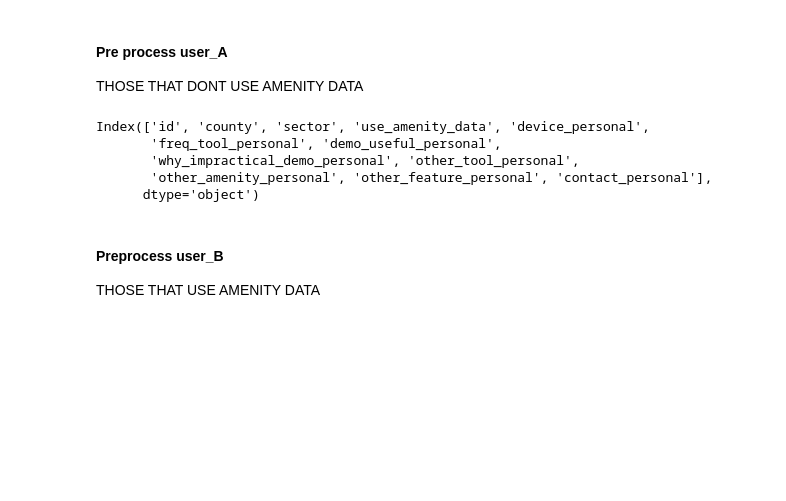
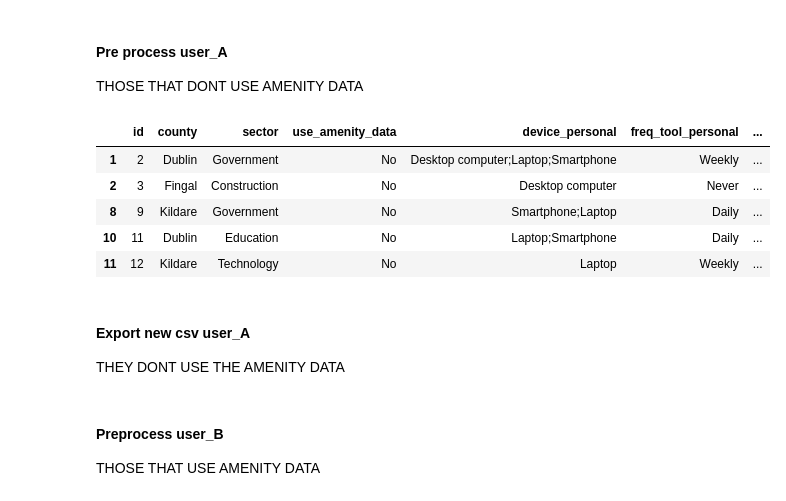
Before and after one commit to 2024-CMPU9010-GROUP-3/PROJECT, a Jupyter notebook: Python/script/survey-analysis/process.ipynb, the cells around one changed output. Saved outputs shown, nothing was run; the diff lists cells and outputs as text; code cells hidden in the pictures; blank space fills up the shorter version.

```diff
--- a/Python/script/survey-analysis/process.ipynb
+++ b/Python/script/survey-analysis/process.ipynb
@@ -85,3 +91,18 @@ survey_data = survey_data.map(lambda x: x.rstrip(';') if isinstance(x, str) else
+# %%
+# group the "other" answers together in new/existing categories using dictionaries and mapping
+sector_list_replace = ["Education","Government", "Construction", "Hospitality", "Technology", "Other"]
+
+sector_dict = {
+    sector_list_replace[0] : ["Student"],
+    sector_list_replace[1] : ["Local Government","COUNTY COUNCIL"],
+    sector_list_replace[2] : ["Architecture"],
+    sector_list_replace[3] : ["Services (events)","Food","Fast food","Food Service","restaurant"],
+    sector_list_replace[4] : ["IT","Software Development","Technology/Finance","Data","IT solutions and services.","Cybersecurity ","Tech"],
+    sector_list_replace[5] : ["Pharmaceuticals","Arts","Mechanic"]
+}
+
+sector_map = {item: sector for sector, items in sector_dict.items() for item in items}
+survey_data["sector"] = survey_data["sector"].map(sector_map).fillna(survey_data["sector"])
 # %%
 # split in 2 sub dataframe, those that use amenity data for work and those who dont
 # user A = dont' use amenity data
@@ -98,9 +116 @@ users_A = users_A.dropna(axis=1, how='all')
-# %%
-users_A.columns
-# %% [output]
-Index(['id', 'county', 'sector', 'use_amenity_data', 'device_personal',
-       'freq_tool_personal', 'demo_useful_personal',
-       'why_impractical_demo_personal', 'other_tool_personal',
-       'other_amenity_personal', 'other_feature_personal', 'contact_personal'],
-      dtype='object')
 # %%
@@ -115,5 +130,29 @@ def solve_nan(df, col_list, value):
 
 solve_nan(users_A, A_branch_cols_list, "Unapplicable")
 solve_nan(users_A, A_unrequired_cols_list, "Empty")
+# %%
+# function to handle "other" answers
+def prefix_other_answers(row, answer):
+    items = row.split(";") # split
+    updated_items = [
+        item if item.strip() in answer else f"Other: {item.strip()}"
+        for item in items
+    ]
+    return "; ".join(updated_items)  # join back
+
+# adding "other" prefix to why impractical demo personal answers
+neg_reason_demo_list = ["Already have access to this information","I don't like web applications","Empty","Unapplicable"]
+users_A["why_impractical_demo_personal"] = users_A["why_impractical_demo_personal"].apply(prefix_other_answers, answer=neg_reason_demo_list)
+
+# adding "other" prefix to additional amenity "other" answers
+other_amenity_list = ["Bike lanes","Bike sheds","Hiking trails","Car parking","Parks","Public bathrooms","Empty","Unapplicable"]
+users_B["other_amenity_work"] = users_B["other_amenity_work"].apply(prefix_other_answers, answer=other_amenity_list)
 # %%
-users_A
+users_A.head(5)
+# %% [output]
+|  | id | county | sector | use_amenity_data | device_personal | freq_tool_personal | ... |
+| 1 | 2 | Dublin | Government | No | Desktop computer;Laptop;Smartphone | Weekly | ... |
+| 2 | 3 | Fingal | Construction | No | Desktop computer | Never | ... |
+| 8 | 9 | Kildare | Government | No | Smartphone;Laptop | Daily | ... |
+| 10 | 11 | Dublin | Education | No | Laptop;Smartphone | Daily | ... |
+| 11 | 12 | Kildare | Technology | No | Laptop | Weekly | ... |
@@ -132,0 +159,3 @@ users_A["why_impractical_demo_personal"] = users_A["why_impractical_demo_persona
+# %% [markdown]
+#### Export new csv user_A
+THEY DONT USE THE AMENITY DATA
```
Also changed, not shown: parts of 10 cells of this notebook.
